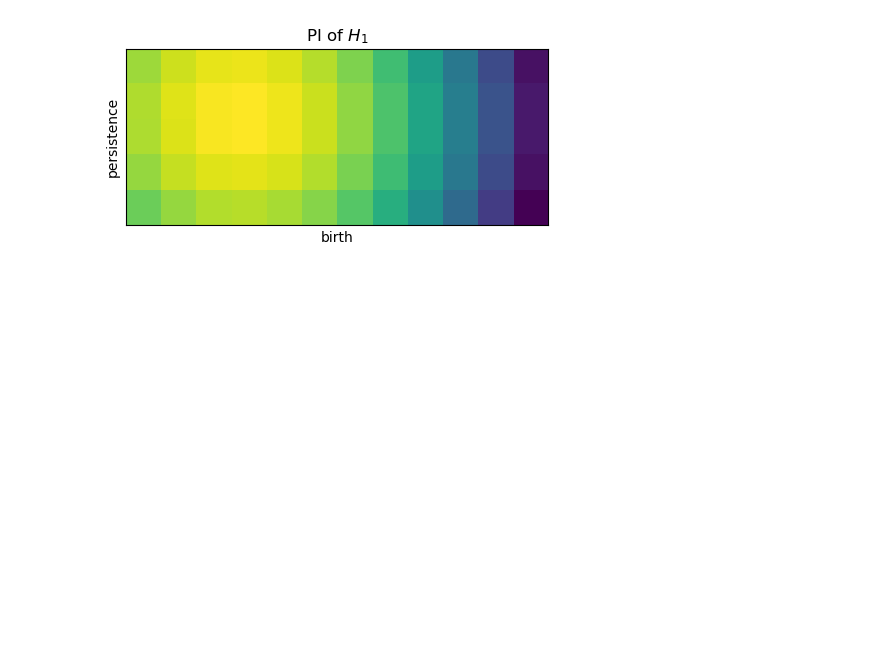
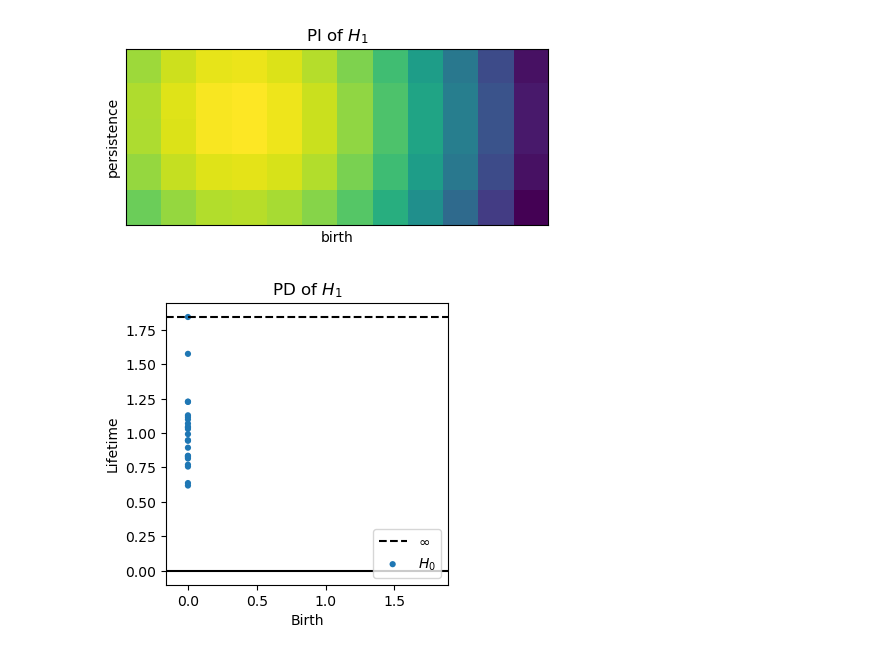
Before and after one commit to hashansl/opioid-risk-modeling, a Jupyter notebook: persistance.ipynb, the cells around one changed output. Drawn from its saved outputs; the diff is of its cells as text; code cells hidden in the pictures; blank space fills up the shorter version.

```diff
--- a/persistance.ipynb
+++ b/persistance.ipynb
@@ -306,0 +307,11 @@ plt.show()
+# %%
+diagrams_h0 = rips.fit_transform(data_coordinates)[0]
+# %%
+plt.figure(figsize=(8,4))
+
+plt.subplot(121)
+rips.plot(diagrams_h0, show=False, lifetime=True)
+plt.title("PD of $H_1$")
+plt.show()
+# %% [output]
+[figure, added]
```
Also changed, not shown: parts of 15 cells of this notebook.
